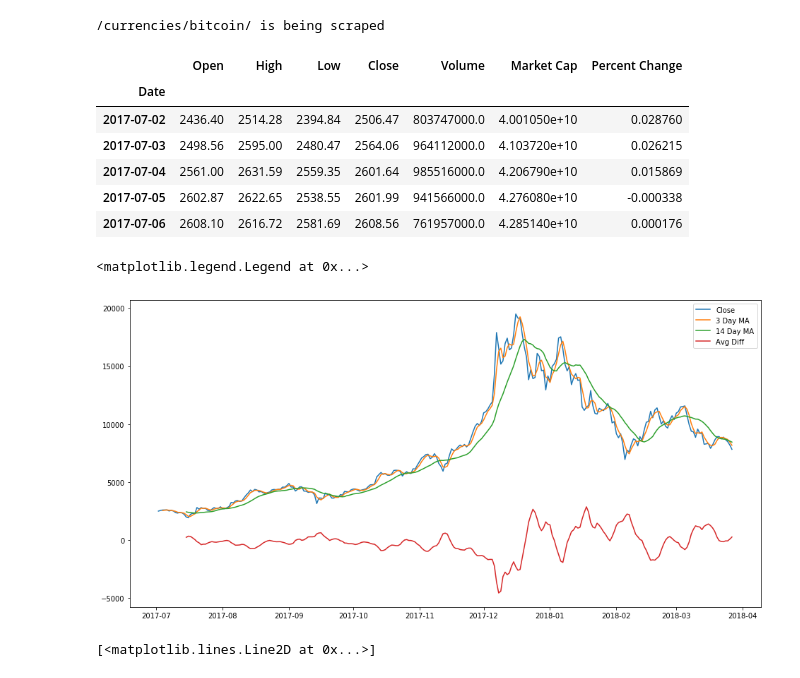
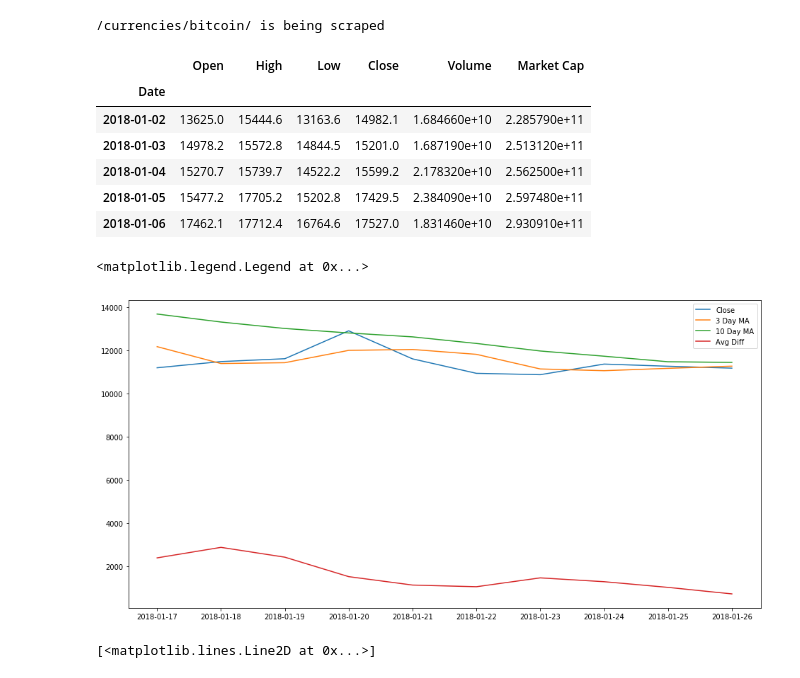
Before and after one commit to wesbosse/CryptoPsychic, a Jupyter notebook: rackStackerAI.ipynb, the cells around one changed output. Drawn from its saved outputs; the diff is of its cells as text; code cells hidden in the pictures.

```diff
--- a/rackStackerAI.ipynb
+++ b/rackStackerAI.ipynb
@@ -125,7 +125,7 @@ def scrape_currency():
 
     for i, currency in enumerate(link_list[:1]):
         print(currency + ' is being scraped')
-        url = 'https://coinmarketcap.com{}historical-data/?start=20170701&end=20180327'.format(currency)
+        url = 'https://coinmarketcap.com{}historical-data/?start=20180101&end=20180401'.format(currency)
 
         html = requests.get(url)
         soup = BeautifulSoup(html.content, 'lxml')
@@ -156,7 +156,7 @@ def scrape_currency():
 
     df['Date'] = pd.to_datetime(df['Date'])
     df['Market Cap'] = pd.to_numeric(df['Market Cap'])
-    df['Percent Change'] = (df['Close'] - df['Open']) / df['Open']
+#     df['Percent Change'] = (df['Close'] - df['Open']) / df['Open']
 
     df.set_index('Date', inplace=True)
 
@@ -187,23 +187,23 @@ df = scrape_currency()
 # %%
 df.head()
 # %% [output]
-|  | Open | High | Low | Close | Volume | Market Cap | Percent Change |
-| Date |  |  |  |  |  |  |  |
-| 2017-07-02 | 2436.40 | 2514.28 | 2394.84 | 2506.47 | 803747000.0 | 4.001050e+10 | 0.028760 |
-| 2017-07-03 | 2498.56 | 2595.00 | 2480.47 | 2564.06 | 964112000.0 | 4.103720e+10 | 0.026215 |
-| 2017-07-04 | 2561.00 | 2631.59 | 2559.35 | 2601.64 | 985516000.0 | 4.206790e+10 | 0.015869 |
-| 2017-07-05 | 2602.87 | 2622.65 | 2538.55 | 2601.99 | 941566000.0 | 4.276080e+10 | -0.000338 |
-| 2017-07-06 | 2608.10 | 2616.72 | 2581.69 | 2608.56 | 761957000.0 | 4.285140e+10 | 0.000176 |
+|  | Open | High | Low | Close | Volume | Market Cap |
+| Date |  |  |  |  |  |  |
+| 2018-01-02 | 13625.0 | 15444.6 | 13163.6 | 14982.1 | 1.684660e+10 | 2.285790e+11 |
+| 2018-01-03 | 14978.2 | 15572.8 | 14844.5 | 15201.0 | 1.687190e+10 | 2.513120e+11 |
+| 2018-01-04 | 15270.7 | 15739.7 | 14522.2 | 15599.2 | 2.178320e+10 | 2.562500e+11 |
+| 2018-01-05 | 15477.2 | 17705.2 | 15202.8 | 17429.5 | 2.384090e+10 | 2.597480e+11 |
+| 2018-01-06 | 17462.1 | 17712.4 | 16764.6 | 17527.0 | 1.831460e+10 | 2.930910e+11 |
 # %%
 plt.figure(figsize=(16, 8))
-plt.plot(df['Close'], label='Close')
-plt.plot(df['Close'].rolling(3).mean(), label='3 Day MA')
-plt.plot(df['Close'].rolling(14).mean(), label='14 Day MA')
-plt.plot((df['Close'].rolling(14).mean() - df['Close'].rolling(3).mean()), label='Avg Diff')
+plt.plot(df['Close'][15:25], label='Close')
+plt.plot(df['Close'].rolling(3).mean()[15:25], label='3 Day MA')
+plt.plot(df['Close'].rolling(10).mean()[15:25], label='10 Day MA')
+plt.plot((df['Close'].rolling(14).mean() - df['Close'].rolling(3).mean())[15:25], label='Avg Diff')
 plt.legend()
 # %% [output]
 <matplotlib.legend.Legend at 0x...>
-[figure, old version]
+[figure, new version]
 # %%
 plt.figure(figsize=(16, 8))
 plt.plot((df['Close'].rolling(14).mean() - df['Close'].rolling(10).mean()), label='Avg Diff')
```
Also changed, not shown: parts of 2 cells of this notebook, 1 other file.
